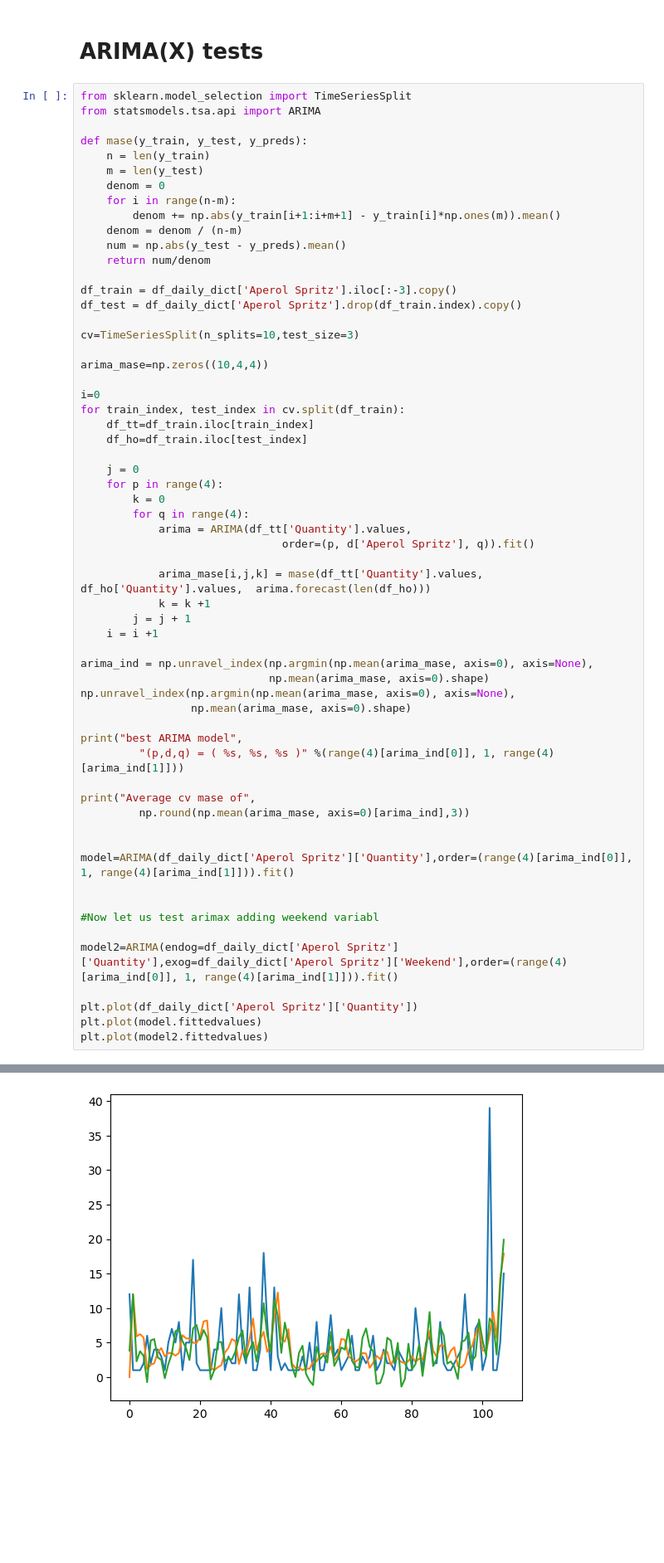
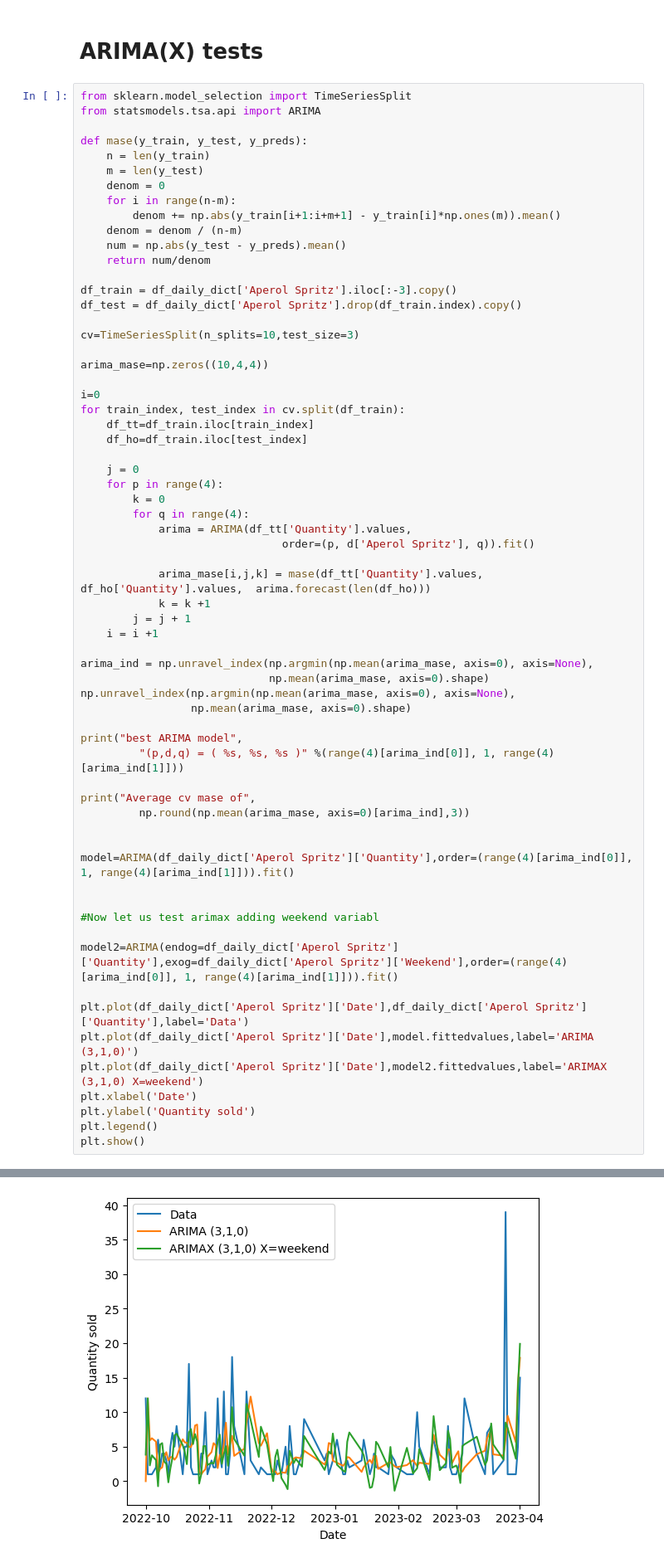
Before and after one commit to evaristo-va/restaurants-project, a Jupyter notebook: Final-project-restaurants_new.ipynb, the cells around one changed output, grey strips where cells are left out. Shown at 83% size. Drawn from its saved outputs; the diff is of its cells as text; blank space fills up the shorter version.

Commit message:
new plot added in ARIMAX

```diff
--- a/Final-project-restaurants_new.ipynb
+++ b/Final-project-restaurants_new.ipynb
@@ -408,9 +408,13 @@ model=ARIMA(df_daily_dict['Aperol Spritz']['Quantity'],order=(range(4)[arima_ind
 
 model2=ARIMA(endog=df_daily_dict['Aperol Spritz']['Quantity'],exog=df_daily_dict['Aperol Spritz']['Weekend'],order=(range(4)[arima_ind[0]], 1, range(4)[arima_ind[1]])).fit()
 
-plt.plot(df_daily_dict['Aperol Spritz']['Quantity'])
-plt.plot(model.fittedvalues)
-plt.plot(model2.fittedvalues)
+plt.plot(df_daily_dict['Aperol Spritz']['Date'],df_daily_dict['Aperol Spritz']['Quantity'],label='Data')
+plt.plot(df_daily_dict['Aperol Spritz']['Date'],model.fittedvalues,label='ARIMA (3,1,0)')
+plt.plot(df_daily_dict['Aperol Spritz']['Date'],model2.fittedvalues,label='ARIMAX (3,1,0) X=weekend')
+plt.xlabel('Date')
+plt.ylabel('Quantity sold')
+plt.legend()
+plt.show()
 # %% [output]
 ConvergenceWarning: Maximum Likelihood optimization failed to converge. Check mle_retvals
 UserWarning: Non-stationary starting autoregressive parameters found. Using zeros as starting parameters.
@@ -436 +439 @@ ConvergenceWarning: Maximum Likelihood optimization failed to converge. Check ml
-[figure, old version]
+[figure, new version]
```
Also changed, not shown: parts of 1 cell of this notebook.
